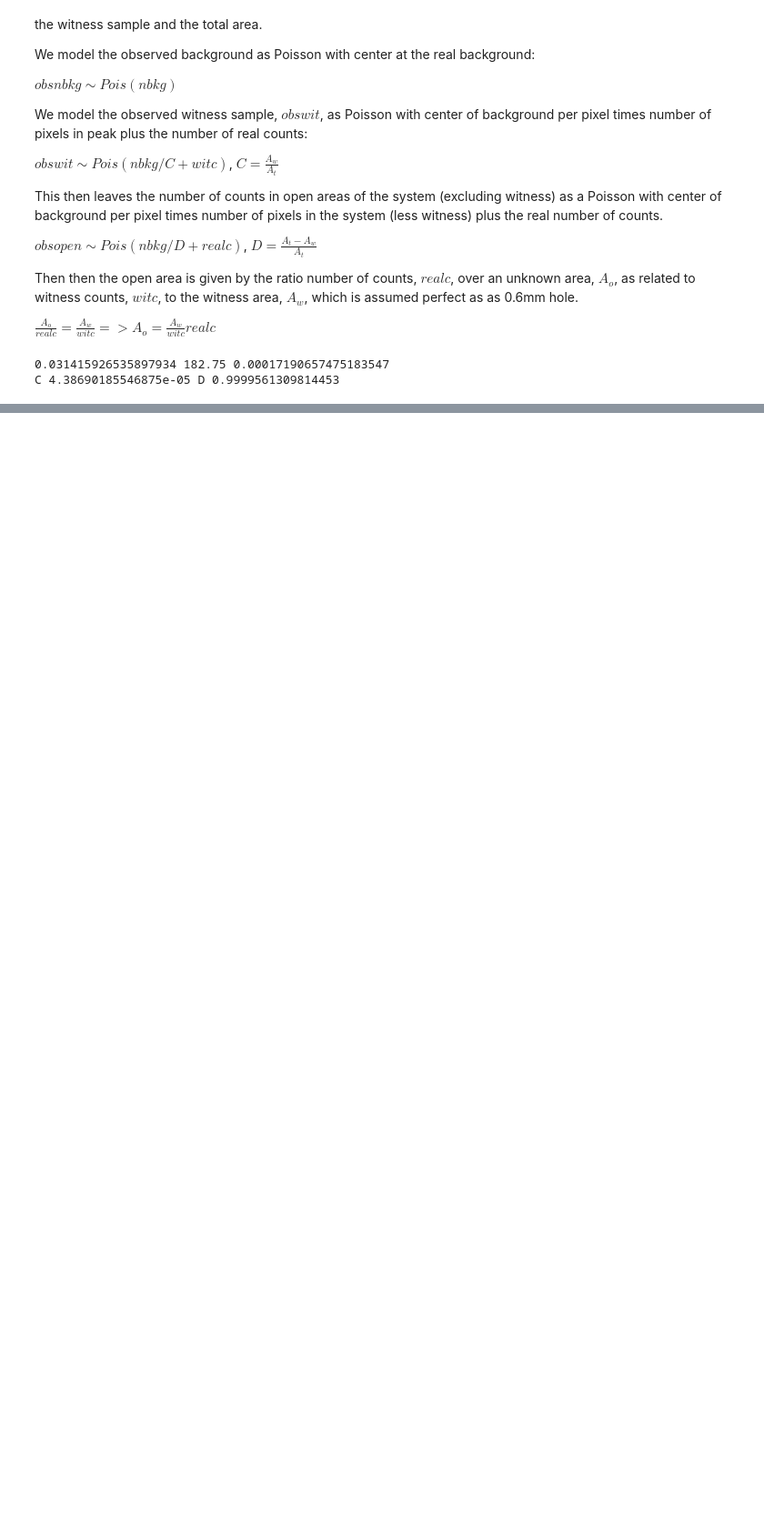
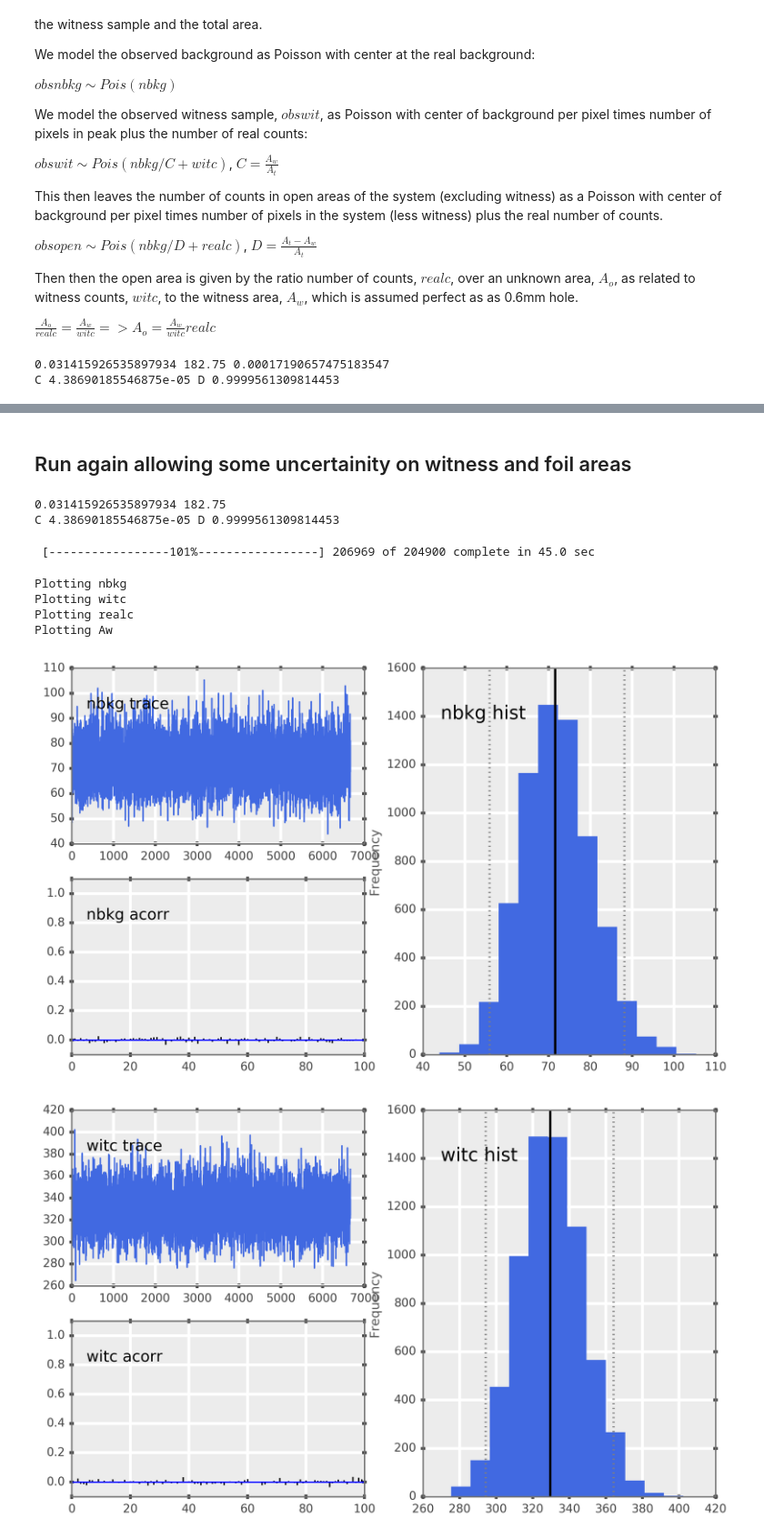
Before and after one commit to balarsen/pymc_learning, a Jupyter notebook: Foil Open Area/Open Area.ipynb, the cells around one changed output, grey strips where cells are left out. Shown at 91% size. Cells and saved outputs as stored; diff of their text form; code cells hidden in the pictures; blank space fills up the shorter version.

Commit message:
Foil Open Area: updated with more uncertainities

```diff
--- a/Foil Open Area/Open Area.ipynb
+++ b/Foil Open Area/Open Area.ipynb
@@ -174,7 +175,7 @@ def get_alone_pixels(dat):
     loop over all the data and store the value of all lone pixels
     """
     ans = []
-    for index, x in np.ndenumerate(dat):
+    for index, x in tqdm.tqdm_notebook(np.ndenumerate(dat)):
         if (np.sum([ZZ[i, j] for i, j in neighbor_inds(index[0], index[1])]) == 0) and x != 0:
             ans.append((index, x))
     return ans
@@ -356,0 +358,52 @@ The ratio Brian/Phil is: 0.708530 or 1.411373
+# %% [markdown]
+## Run again allowing some uncertainity on witness and foil areas
+# %%
+_Aw = np.pi*(0.2/2)**2 # mm**2
+_Af = 182.75 # mm**2  this is the area of the foil
+
+Aw = mc.Normal('Aw', _Aw, (_Aw*0.1)**-2) # 10%
+Af = mc.Normal('Af', _Af, (_Af*0.05)**-2)  # 5%
+
+print(_Aw, _Af)
+
+C = wit_pixels/n_pixels
+D = (n_pixels-wit_pixels)/n_pixels
+print('C', C, 'D', D)
+
+
+nbkg = mc.Uniform('nbkg', 1, n_noise*5) # just 1 to some large number
+obsnbkg = mc.Poisson('obsnbkg', nbkg, observed=True, value=n_noise)
+
+witc = mc.Uniform('witc', 0, witness_counts*5) # just 0 to some large number
+obswit = mc.Poisson('obswit', nbkg*C + witc, observed=True, value=witness_counts)
+
+realc = mc.Uniform('realc', 0, total_counts*5) # just 0 to some large number
+obsopen = mc.Poisson('obsopen', nbkg*D + realc, observed=True, value=total_counts-witness_counts)
+
+@mc.deterministic(plot=True)
+def open_area(realc=realc, witc=witc, Aw=Aw, Af=Af):
+    return realc*Aw/witc/Af
+
+model = mc.MCMC([nbkg, obsnbkg, witc, obswit, realc, obsopen, open_area, Af, Aw])
+# %% [output]
+0.031415926535897934 182.75
+C 4.38690185546875e-05 D 0.9999561309814453
+# %%
+model.sample(200000, burn=100, thin=30, burn_till_tuned=True)
+# %% [output]
+ [-----------------101%-----------------] 206969 of 204900 complete in 45.0 sec
+# %%
+mc.Matplot.plot(nbkg)
+mc.Matplot.plot(witc)
+mc.Matplot.plot(realc)
+# mc.Matplot.plot(open_area)
+mc.Matplot.plot(Aw)
+
+_ = spp.plt.hist(open_area.trace(), 20)
+# %% [output]
+Plotting nbkg
+Plotting witc
+Plotting realc
+Plotting Aw
+[figure, added]
+[figure, added]
```
Also changed, not shown: parts of 6 cells of this notebook.
